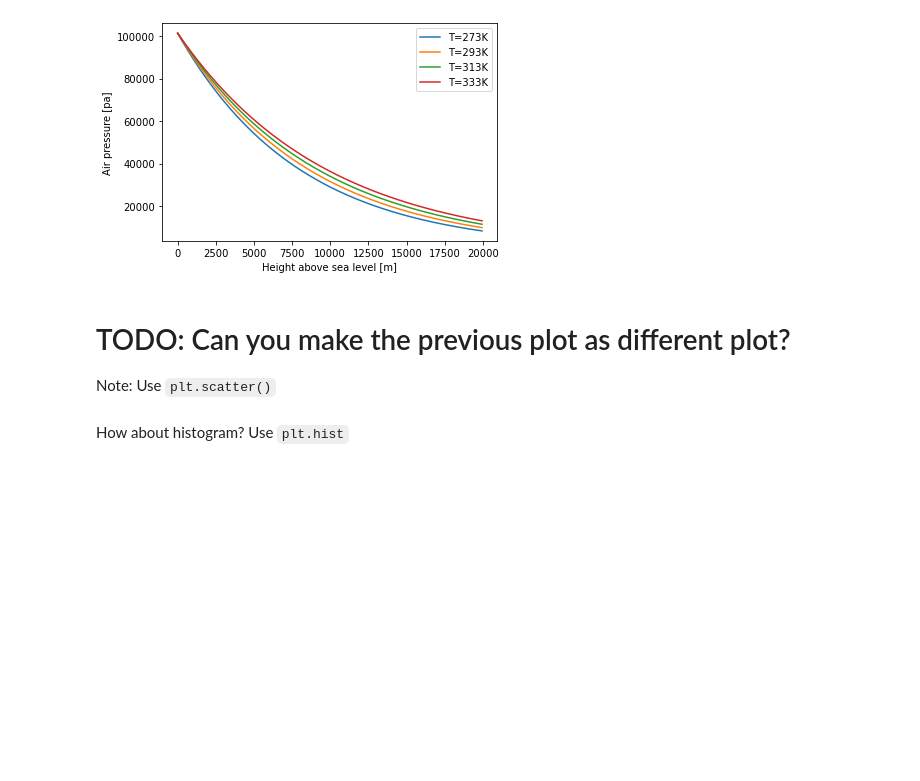
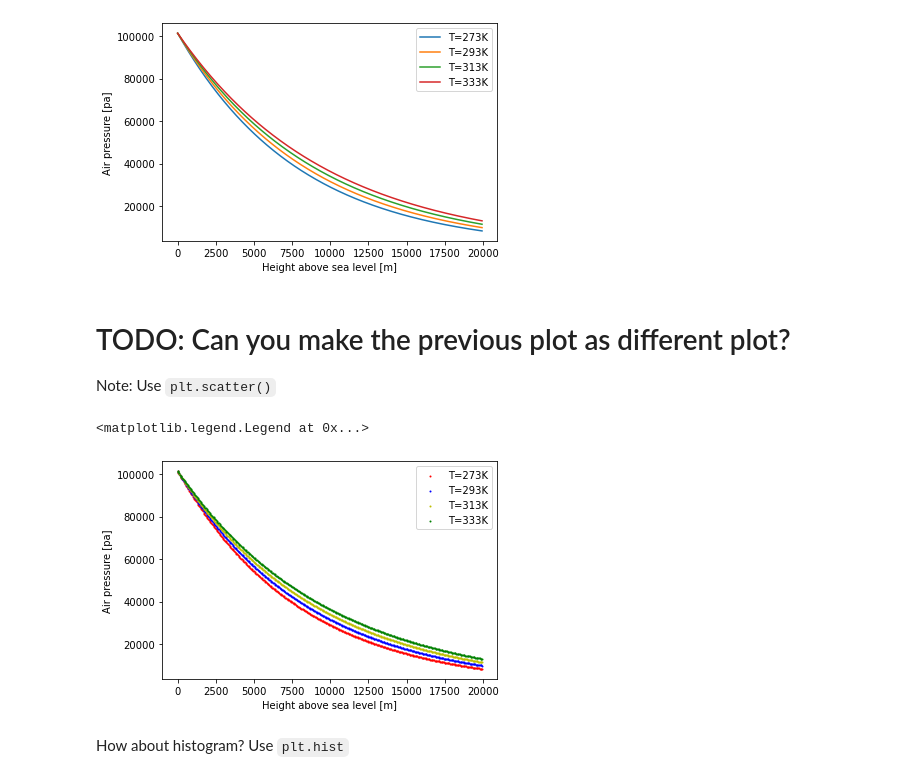
Before and after one commit to act-hydro/GLY606_2024, a Jupyter notebook: in_class_practice/python_practice/python_inclass_3_intro_to_matplotlib.ipynb, the cells around one changed output. Drawn from its saved outputs; the diff is of its cells as text; code cells hidden in the pictures; blank space fills up the shorter version.

```diff
--- a/in_class_practice/python_practice/python_inclass_3_intro_to_matplotlib.ipynb
+++ b/in_class_practice/python_practice/python_inclass_3_intro_to_matplotlib.ipynb
@@ -172,11 +172,27 @@ Note: Use `plt.scatter()`
 # %%
 # Practice: please do a scatter plot for air pressure versus height at
 #     four different temperatures [273, 293, 313, 333]
 #     (remember to add labels for x and y axis and legends)
 # Please assign red, blue, yellow, and green
 #     to temperature @[273, 293, 313, 333], respectively
 # Hint: you may create a list of colors corresponding to the temperatures
 #     then use *enumerate* to point to the colors
+
+
+# more colors: https://matplotlib.org/stable/gallery/color/named_colors.html
+color_list = ['r','b','y','g']
+
+for i,T in enumerate(temps):
+    p_temp = air_pressure_at_height(heights, T0=T)
+    color = color_list[i]
+    plt.scatter(heights, p_temp, label='T='+str(T)+'K',c=color, s=1)
+
+plt.xlabel('Height above sea level [m]')
+plt.ylabel('Air pressure [pa]')
+plt.legend()
+# %% [output]
+<matplotlib.legend.Legend at 0x...>
+[figure, added]
 # %% [markdown]
 How about histogram? Use `plt.hist`
 # %%
```
Also changed, not shown: parts of 4 cells of this notebook.
